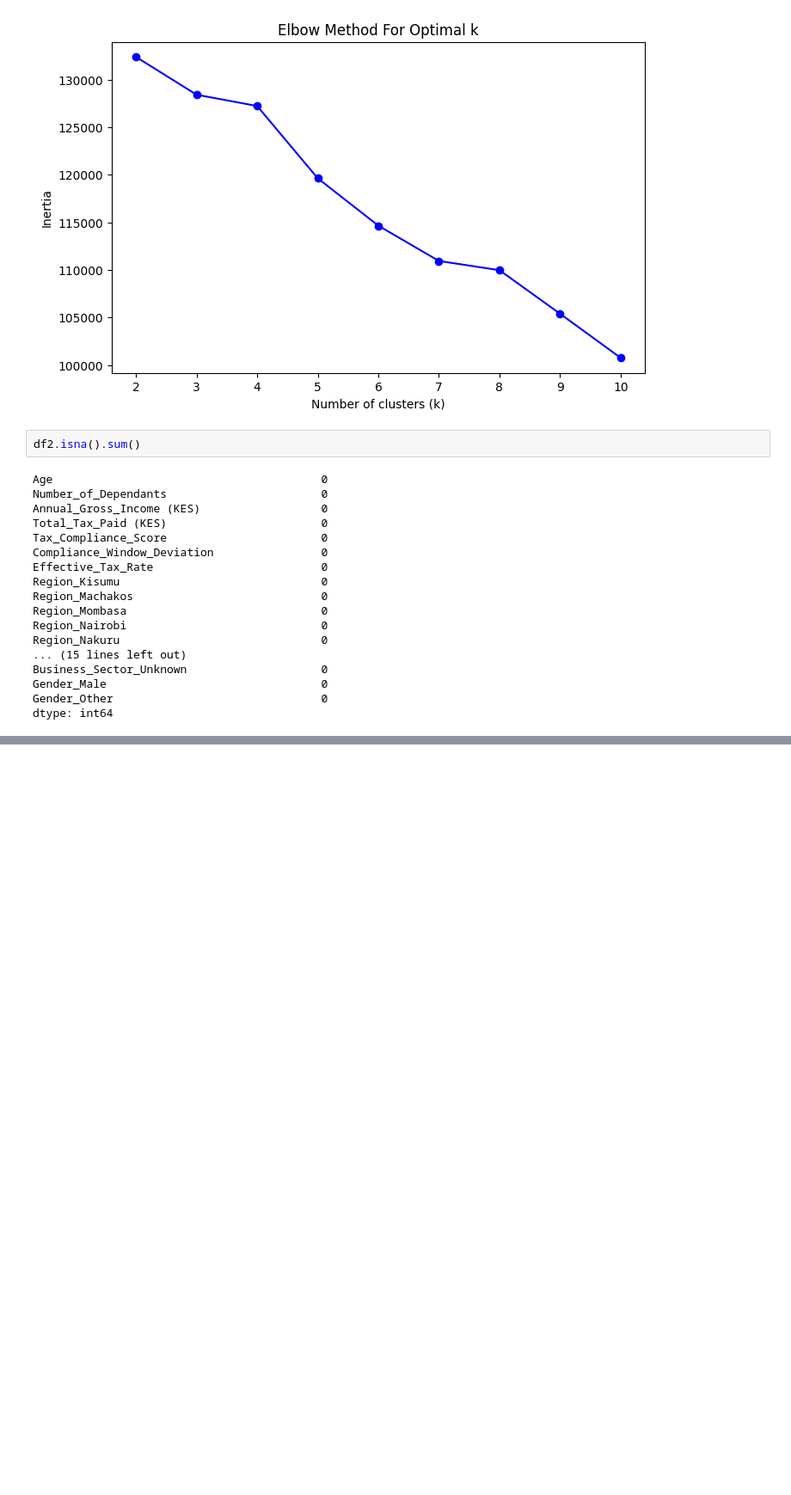
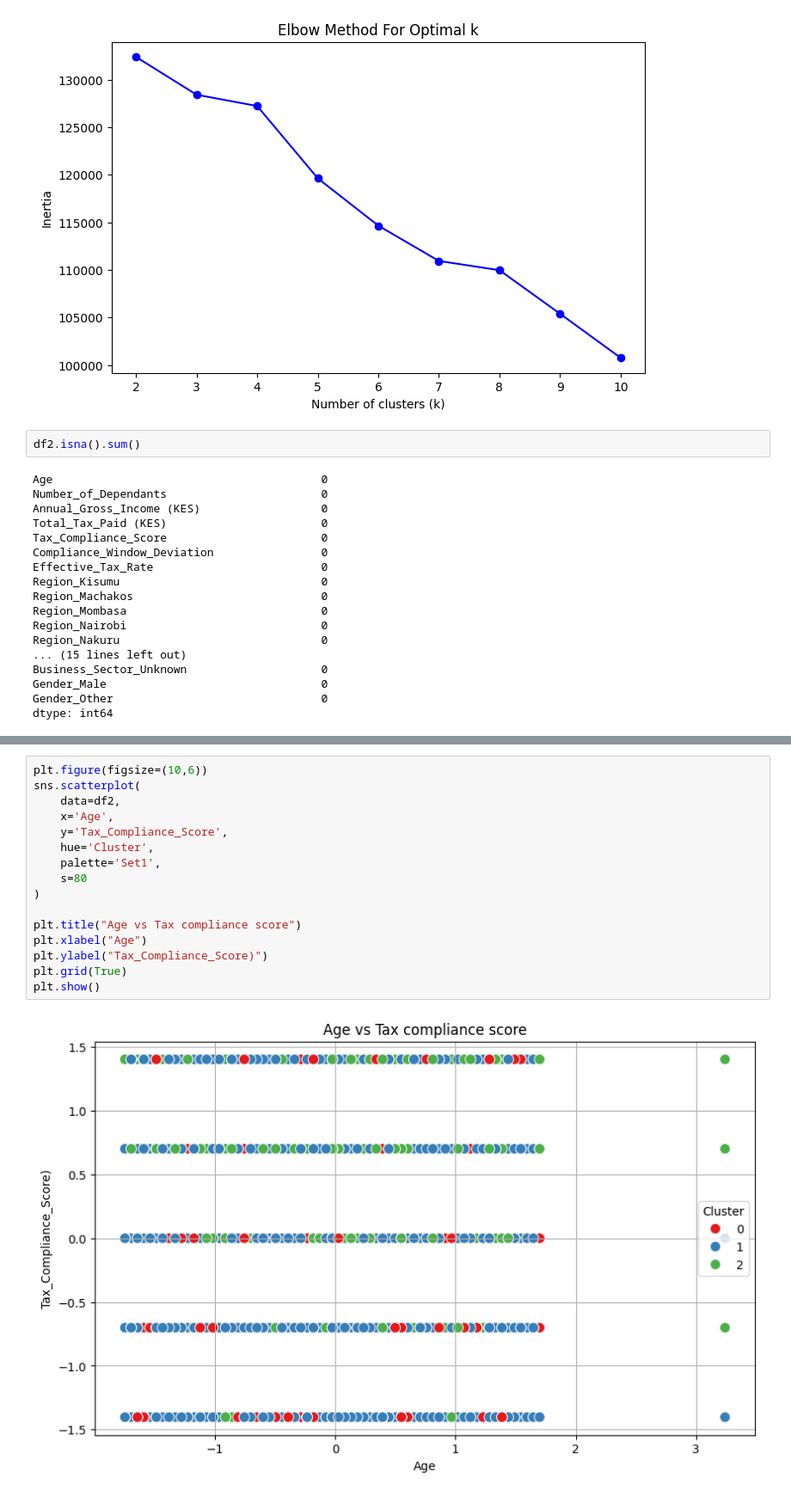
Before and after one commit to OtienoP/AI-Skilling, a Jupyter notebook: Taxpayersegmentation.ipynb, the cells around one changed output, grey strips where cells are left out. Shown at 86% size. Saved outputs shown, nothing was run; the diff lists cells and outputs as text; blank space fills up the shorter version.

```diff
--- a/Taxpayersegmentation.ipynb
+++ b/Taxpayersegmentation.ipynb
@@ -910,0 +1090,18 @@ Explained variance ratio by the 2 PCA components: [0.08817251 0.05855457]
+# %%
+plt.figure(figsize=(10,6))
+sns.scatterplot(
+    data=df2,
+    x='Age',
+    y='Tax_Compliance_Score',
+    hue='Cluster',
+    palette='Set1',
+    s=80
+)
+
+plt.title("Age vs Tax compliance score")
+plt.xlabel("Age")
+plt.ylabel("Tax_Compliance_Score)")
+plt.grid(True)
+plt.show()
+# %% [output]
+[figure, added]
```
Also changed, not shown: parts of 18 cells of this notebook, 4 other files.
